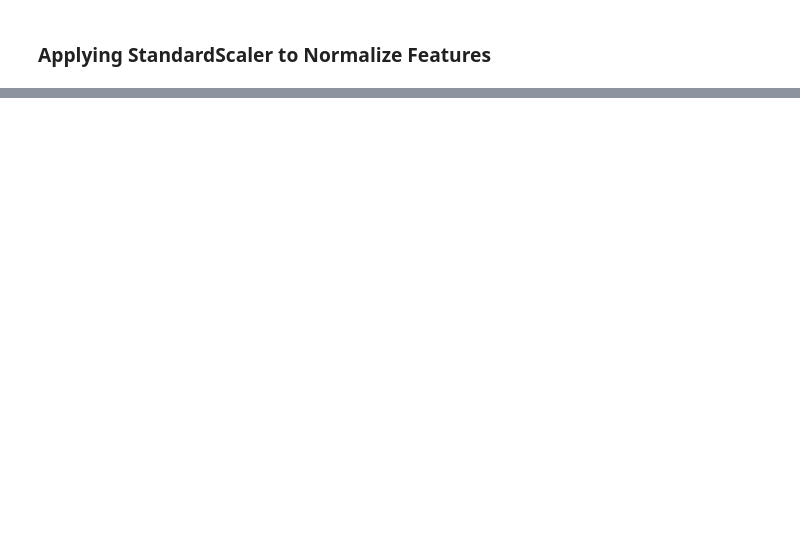
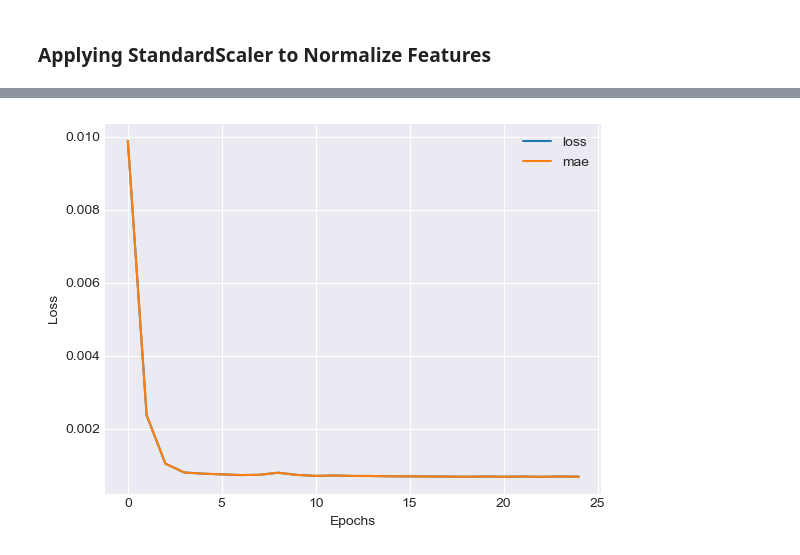
Before and after one commit to YarosInter/Time-Series-Dense-Neural-Network, a Jupyter notebook: Dense_Layer_Neural_Network.ipynb, the cells around one changed output, grey strips where cells are left out. Cells and saved outputs as stored; diff of their text form; code cells hidden in the pictures; blank space fills up the shorter version.

```diff
--- a/Dense_Layer_Neural_Network.ipynb
+++ b/Dense_Layer_Neural_Network.ipynb
@@ -138,0 +146,22 @@ plt.title("Visualizing Standardized Data", fontsize=20);
+# %%
+# Number of hidden layers to add to the model
+hidden_layers = 2
+
+# Initialize a Sequential model with the name "model_1"
+model_1 = Sequential(name="model_1")
+
+# Add the input layer with 50 units and specify the input shape to match the number of features in X_test_scaled
+model_1.add(Dense(50, input_shape=(X_test_scaled.shape[1],), name="input_later"))
+
+# Loop to add hidden layers to the model
+for _ in range(0, hidden_layers):
+    model_1.add(Dense(50, activation="relu", name=f"hidden_layer_{_}"))
+
+# Add the output layer with 1 unit and a linear activation function
+model_1.add(Dense(1, activation="linear", name="output_layer"))
+
+# Compile the model with Mean Absolute Error (MAE) as the loss function and Adam optimizer
+model_1.compile(loss="mae", optimizer=Adam(), metrics=["mae"])
+
+# Training the model for 25 epochs and saving its training history for plotting learning curves
+history = model_1.fit(X_train_scaled, y_train, epochs=25)
@@ -138,0 +212,8 @@ plt.title("Visualizing Standardized Data", fontsize=20);
+# %%
+# Plotting learning curves for training loss over epochs
+pd.DataFrame(history.history).plot()
+plt.ylabel("Loss")
+plt.xlabel("Epochs")
+plt.show()
+# %% [output]
+[figure, added]
```
Also changed, not shown: parts of 8 cells of this notebook.
